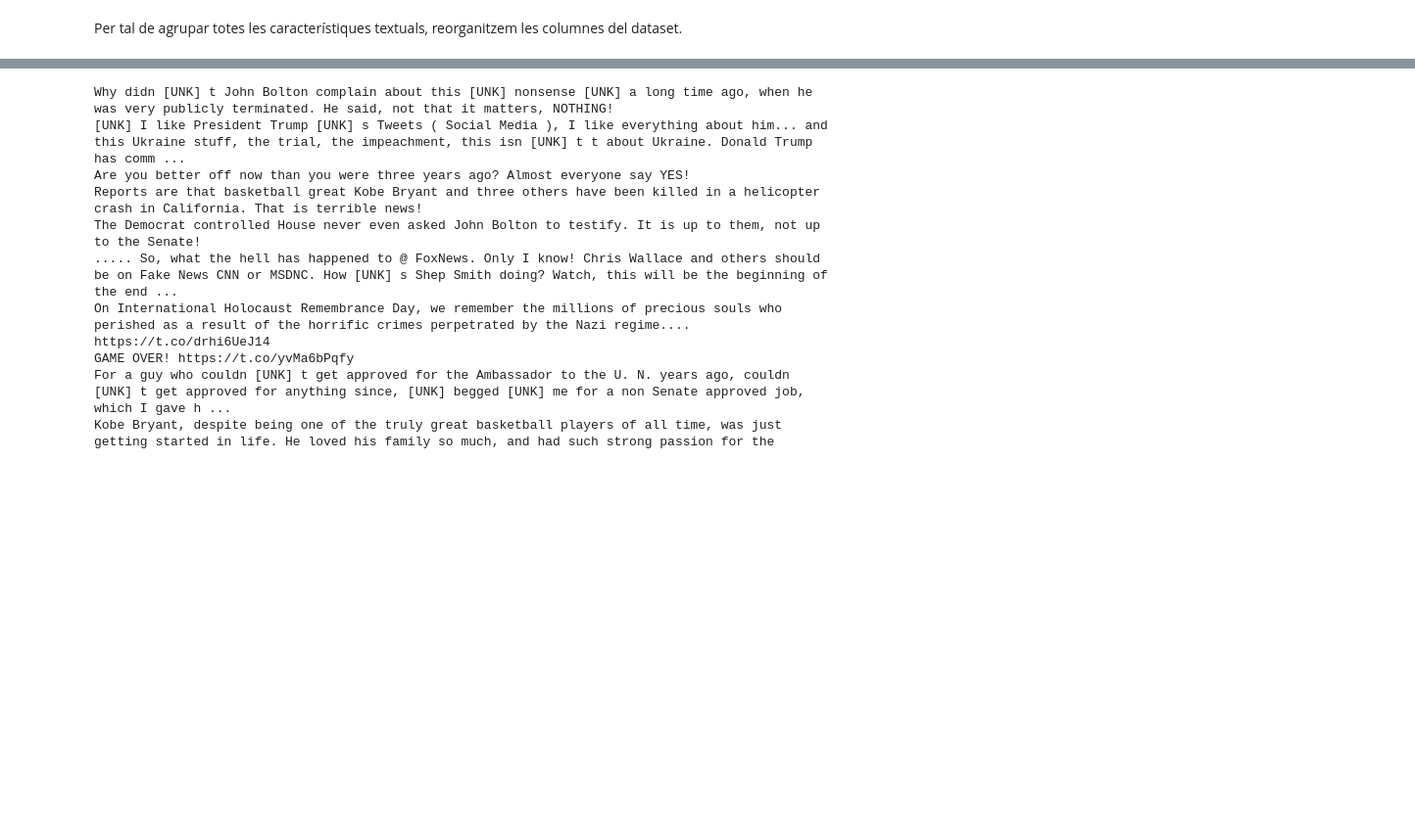
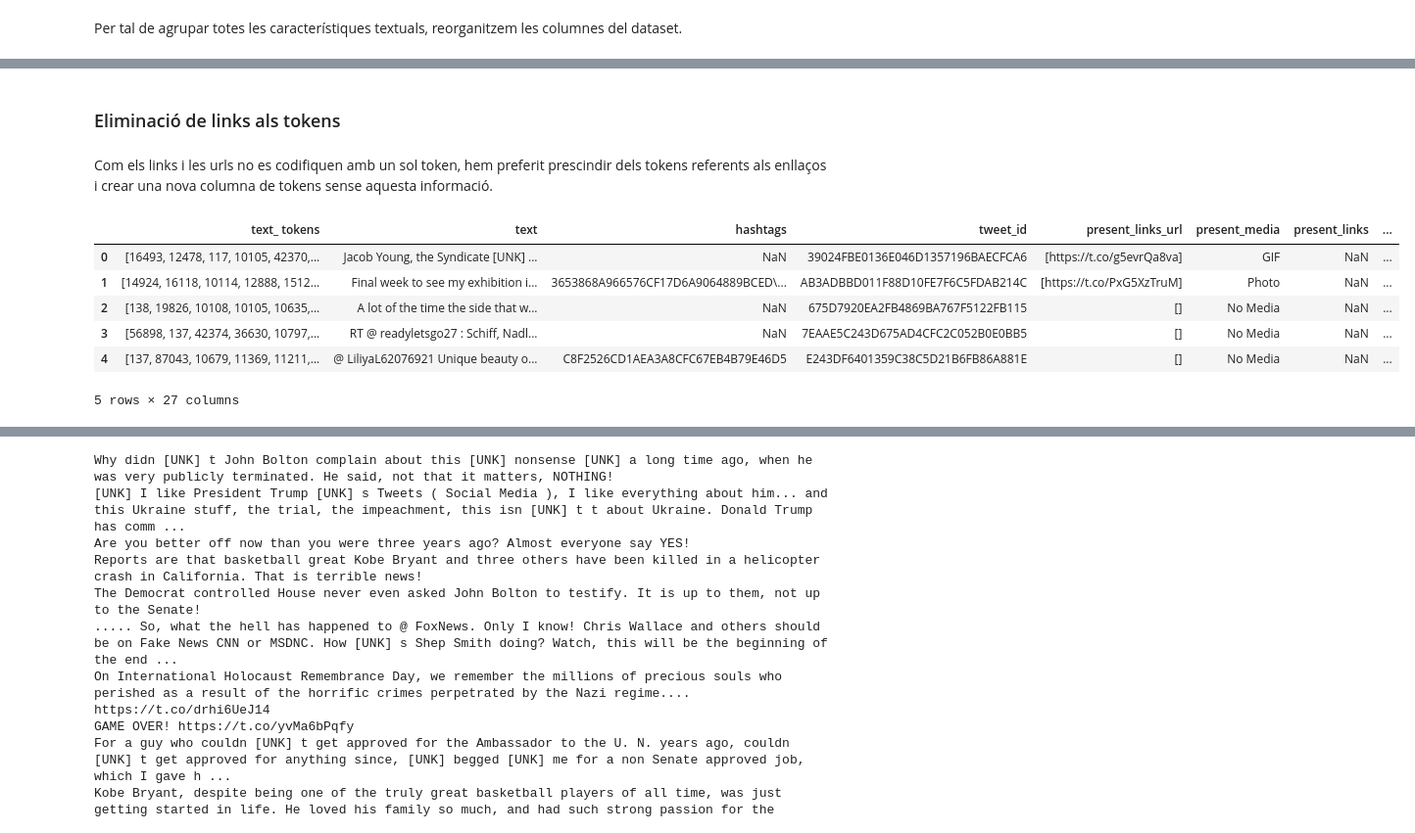
Before and after one commit to RicardFS90/Recsys_Twitter, a Jupyter notebook: Text analysis per entrega.ipynb, the cells around one changed output, grey strips where cells are left out. Shown at 98% size. Saved outputs shown, nothing was run; the diff lists cells and outputs as text; code cells hidden in the pictures; blank space fills up the shorter version.

```diff
--- a/Text analysis per entrega.ipynb
+++ b/Text analysis per entrega.ipynb
@@ -348,0 +320,9 @@ https://t.co/4YCo01XYCn
+# %%
+d_eng['present_media'].fillna("No Media", inplace=True)
+
+#Checking tweets with more than one link
+for i in range(0,100):
+    if len(d_eng['present_links_url'].iloc[i]) > 1:
+        if d_eng['present_media'].iloc[i]:
+            print(d_eng['present_media'].iloc[i] + '\n')
+        print(d_eng['text'].iloc[i] + '\n')
@@ -348,0 +347,7 @@ https://t.co/4YCo01XYCn
+# %%
+#Checking links with No Media
+for i in range(0,3000):
+    if len(d_eng['present_links_url'].iloc[i]) > 1:
+        if d_eng['present_media'].iloc[i] == 'No Media':
+            print(d_eng['present_media'].iloc[i] + '\n')
+            print(d_eng['text'].iloc[i] + '\n')
@@ -349,26 +392,37 @@ https://t.co/4YCo01XYCn
+# %% [markdown]
+### Eliminació de links als tokens
+# %% [markdown]
+Com els links i les urls no es codifiquen amb un sol token, hem preferit prescindir dels tokens referents als enllaços i crear una nova columna de tokens sense aquesta informació.
 # %%
-#Create text with no links
-d_eng['text_tokens_no_links'] = ""
-
 for index, row in d_eng.iterrows():
     links_list = []
-    tweet_text = tokenizer.decode(d_eng['text_ tokens'][index])
+    tweet_text = d_eng['text'][index]
     links_list = re.findall(valid_pattern, tweet_text)
 
     for i, s in enumerate(links_list):
         if i != 0:
             tweet_text = tweet_text_replaced
         link_old = s
         tweet_text_replaced = tweet_text.replace(link_old, '')
 
     if links_list == []:
-        d_eng.at[index, 'text_tokens_no_links'] = d_eng['text_ tokens'][index]
+        d_eng.at[index, 'text_ tokens'] = d_eng['text_ tokens'][index]
     else:
         new_tokens = tokenizer.encode(tweet_text_replaced)
         new_tokens = [str(x) for x in new_tokens]
-        d_eng.at[index, 'text_tokens_no_links'] = new_tokens
+        d_eng.at[index, 'text_ tokens'] = new_tokens
 
-for k in range(len(d_eng['text_tokens_no_links'])):
+for k in range(len(d_eng['text_ tokens'])):
     for r in num_tokens:
-        if r in d_eng['text_tokens_no_links'][k]:
-            d_eng['text_tokens_no_links'][k].remove(r)
+        if r in d_eng['text_ tokens'][k]:
+            d_eng['text_ tokens'][k].remove(r)
+
+d_eng.head()
+# %% [output]
+|  | text_ tokens | text | hashtags | tweet_id | present_links_url | present_media | present_links | ... |
+| 0 | [16493, 12478, 117, 10105, 42370,... | Jacob Young, the Syndicate [UNK] ... | NaN | 39024FBE0136E046D1357196BAECFCA6 | [https://t.co/g5evrQa8va] | GIF | NaN | ... |
+| 1 | [14924, 16118, 10114, 12888, 1512... | Final week to see my exhibition i... | 3653868A966576CF17D6A9064889BCED\... | AB3ADBBD011F88D10FE7F6C5FDAB214C | [https://t.co/PxG5XzTruM] | Photo | NaN | ... |
+| 2 | [138, 19826, 10108, 10105, 10635,... | A lot of the time the side that w... | NaN | 675D7920EA2FB4869BA767F5122FB115 | [] | No Media | NaN | ... |
+| 3 | [56898, 137, 42374, 36630, 10797,... | RT @ readyletsgo27 : Schiff, Nadl... | NaN | 7EAAE5C243D675AD4CFC2C052B0E0BB5 | [] | No Media | NaN | ... |
+| 4 | [137, 87043, 10679, 11369, 11211,... | @ LiliyaL62076921 Unique beauty o... | C8F2526CD1AEA3A8CFC67EB4B79E46D5 | E243DF6401359C38C5D21B6FB86A881E | [] | No Media | NaN | ... |
+5 rows × 27 columns
```
Also changed, not shown: parts of 48 cells of this notebook.
